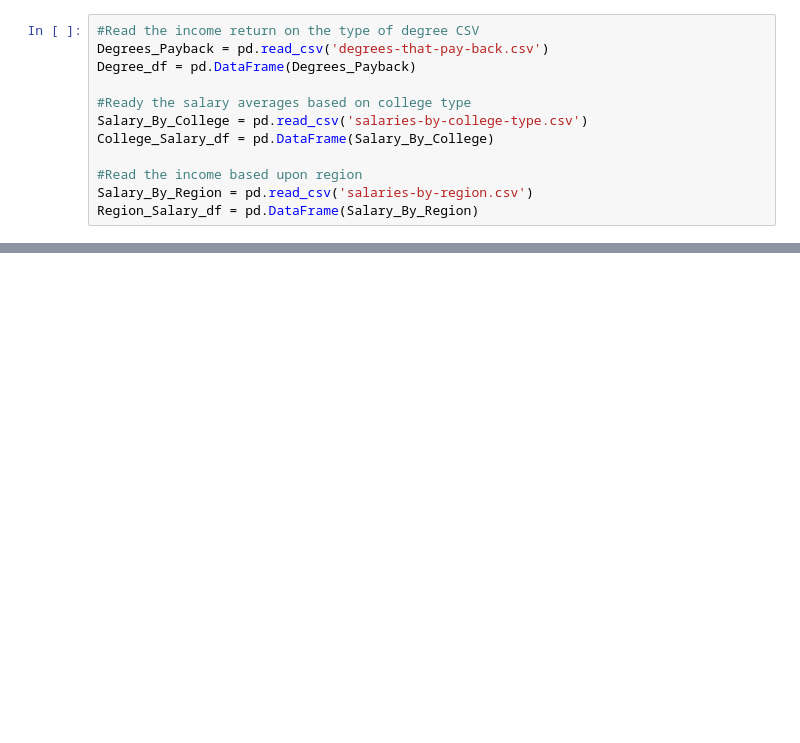
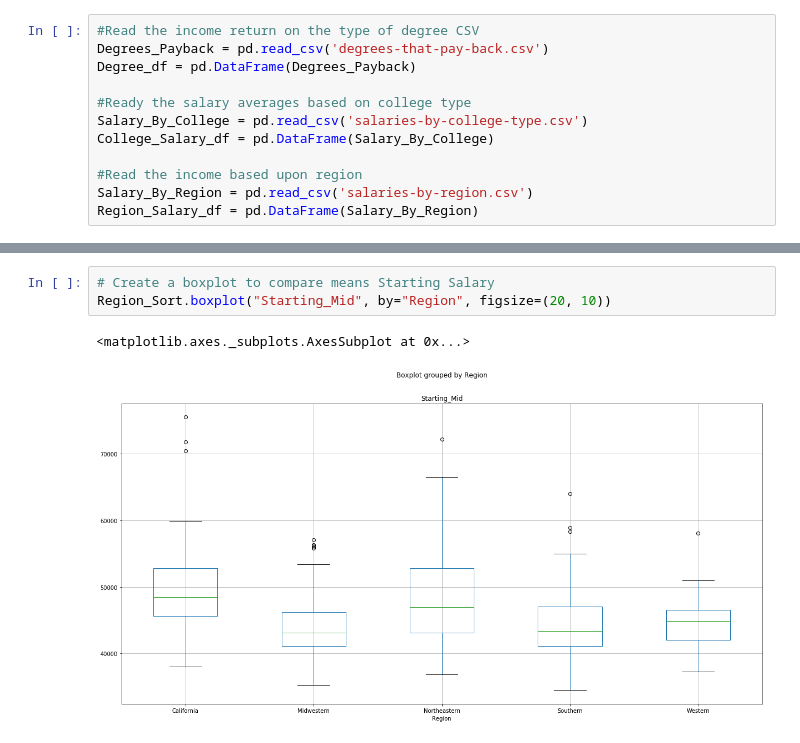
Before and after one commit to khosenag03/RICHdataGroupProject, a Jupyter notebook: College_vs_Salary.ipynb, the cells around one changed output, grey strips where cells are left out. Saved outputs shown, nothing was run; the diff lists cells and outputs as text; blank space fills up the shorter version.

```diff
--- a/College_vs_Salary.ipynb
+++ b/College_vs_Salary.ipynb
@@ -78,3 +78,9 @@ Region_Sort.head()
 | 0 | Stanford University | California | 70400.0 | 129000.0 | 68400.0 | 93100.0 | 184000.0 | 257000.0 | False |
 | 3 | University of California, Berkeley | California | 59900.0 | 112000.0 | 59500.0 | 81000.0 | 149000.0 | 201000.0 | False |
 | 5 | Cal Poly San Luis Obispo | California | 57200.0 | 101000.0 | 55000.0 | 74700.0 | 133000.0 | 178000.0 | False |
+# %%
+# Create a boxplot to compare means Starting Salary
+Region_Sort.boxplot("Starting_Mid", by="Region", figsize=(20, 10))
+# %% [output]
+<matplotlib.axes._subplots.AxesSubplot at 0x...>
+[figure, added]
```
Also changed, not shown: parts of 21 cells of this notebook.
